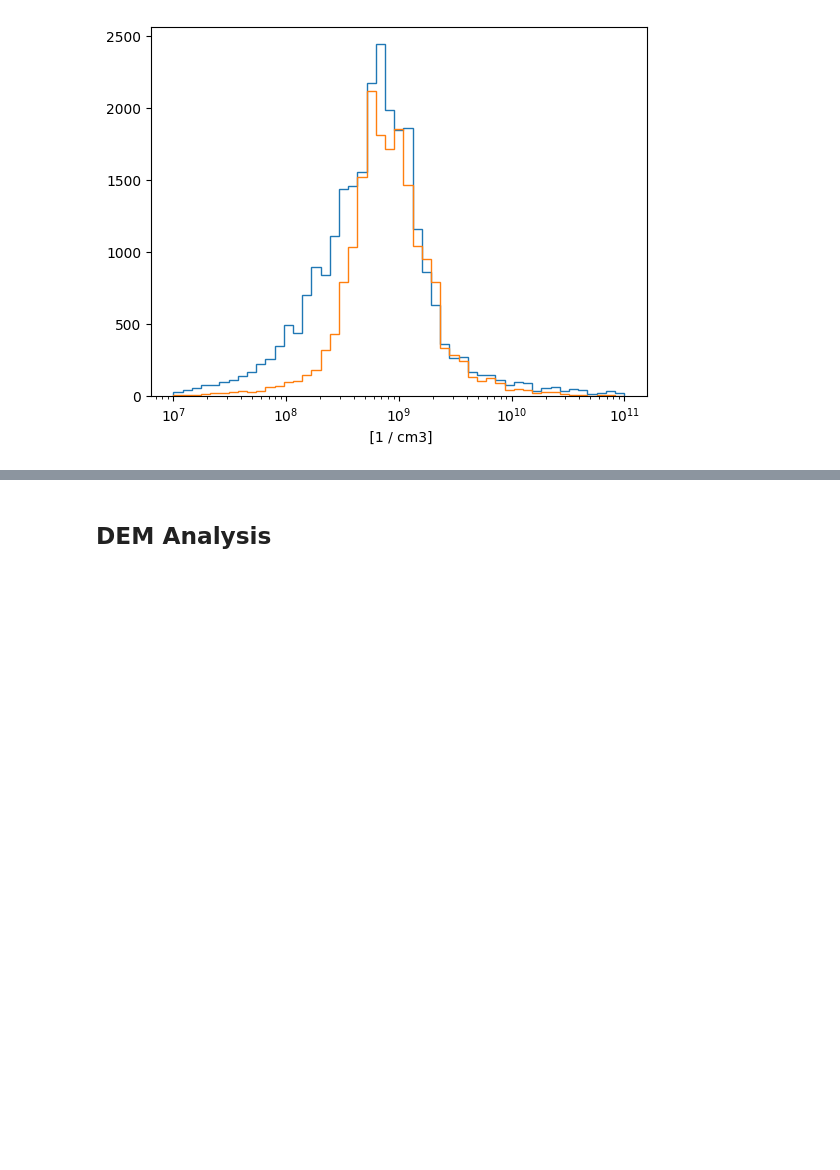
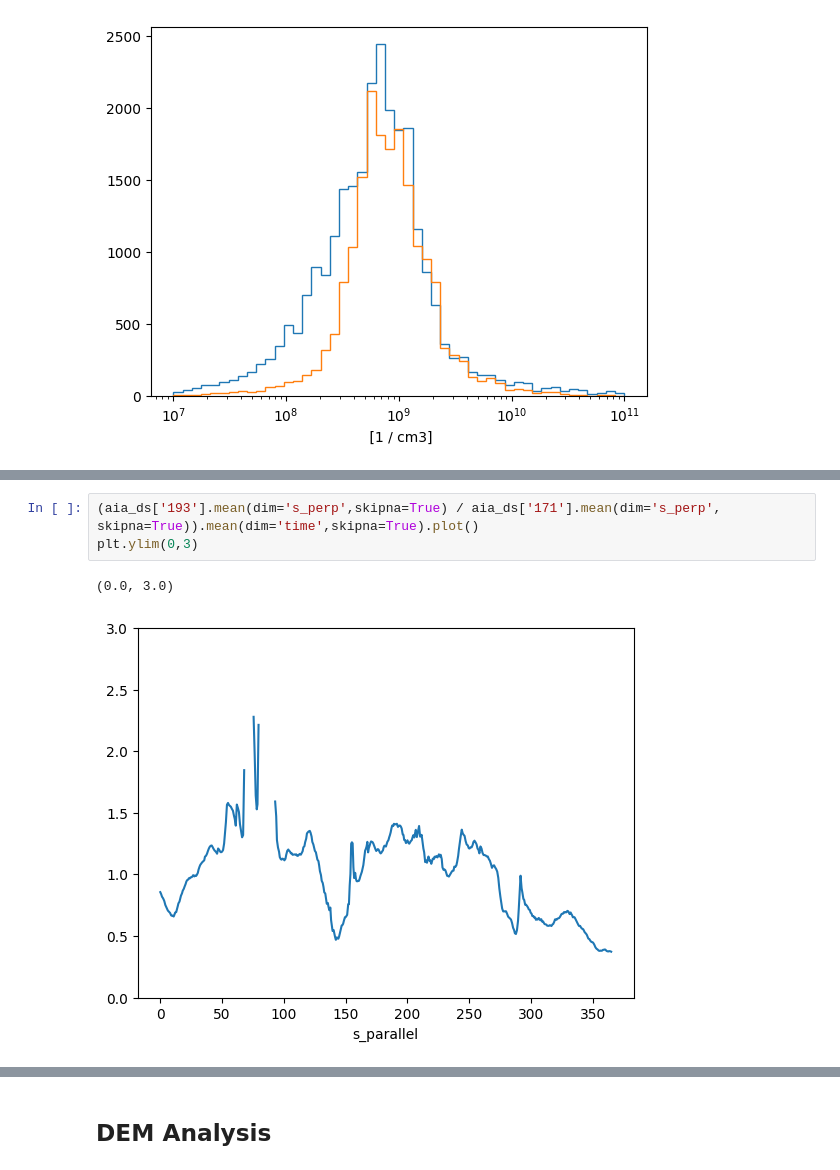
Before and after one commit to wtbarnes/hinode-2023-loops-poster, a Jupyter notebook: notebooks/analysis.ipynb, the cells around one changed output, grey strips where cells are left out. Drawn from its saved outputs; the diff is of its cells as text; blank space fills up the shorter version.

```diff
--- a/notebooks/analysis.ipynb
+++ b/notebooks/analysis.ipynb
@@ -111,0 +141,6 @@ plt.xscale('log')
+# %%
+(aia_ds['193'].mean(dim='s_perp',skipna=True) / aia_ds['171'].mean(dim='s_perp', skipna=True)).mean(dim='time',skipna=True).plot()
+plt.ylim(0,3)
+# %% [output]
+(0.0, 3.0)
+[figure, added]
```
Also changed, not shown: parts of 34 cells of this notebook, 1 other file.
